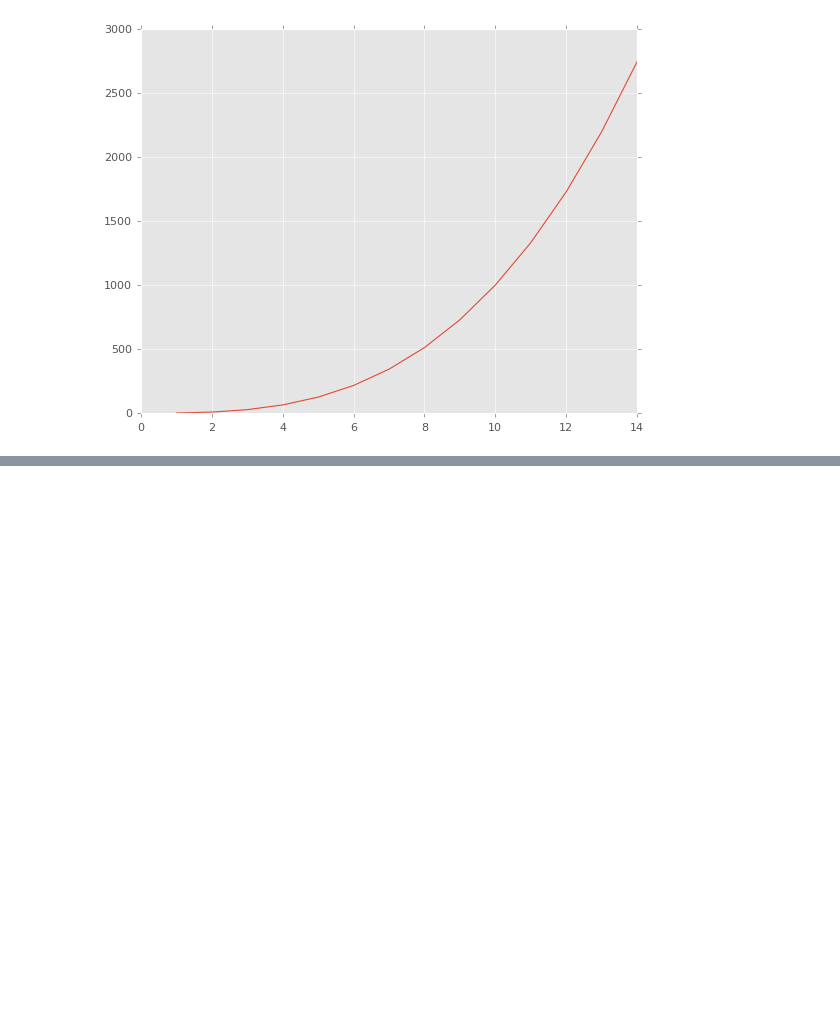
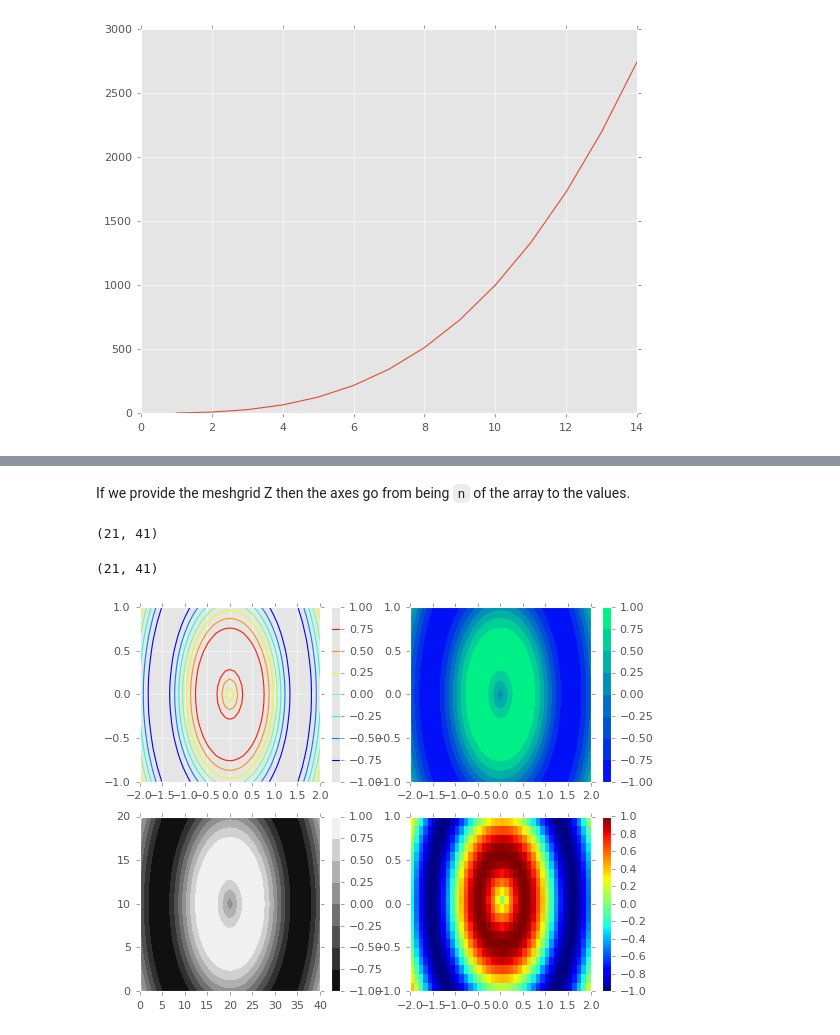
Before and after one commit to willcanniford/python-notes, a Jupyter notebook: visualisation/matplotlib.ipynb, the cells around one changed output, grey strips where cells are left out. Cells and saved outputs as stored; diff of their text form; code cells hidden in the pictures; blank space fills up the shorter version.

```diff
--- a/visualisation/matplotlib.ipynb
+++ b/visualisation/matplotlib.ipynb
@@ -111,0 +158,29 @@ for style_type in matplotlib_styles:
+# %% [markdown]
+If we provide the meshgrid Z then the axes go from being `n` of the array to the values.
+# %%
+X.shape
+# %% [output]
+(21, 41)
+# %%
+Y.shape
+# %% [output]
+(21, 41)
+# %%
+plt.subplot(2,2,1)
+plt.contour(X, Y, Z)
+plt.colorbar()
+
+plt.subplot(2,2,2)
+plt.contourf(X, Y, Z, cmap = 'winter')
+plt.colorbar()
+
+plt.subplot(2,2,3)
+plt.contourf(Z, cmap = 'gray')
+plt.colorbar()
+
+plt.subplot(2,2,4)
+plt.pcolor(X, Y, Z)
+plt.colorbar()
+plt.show()
+# %% [output]
+[figure, added]
```
Also changed, not shown: parts of 3 cells of this notebook.
